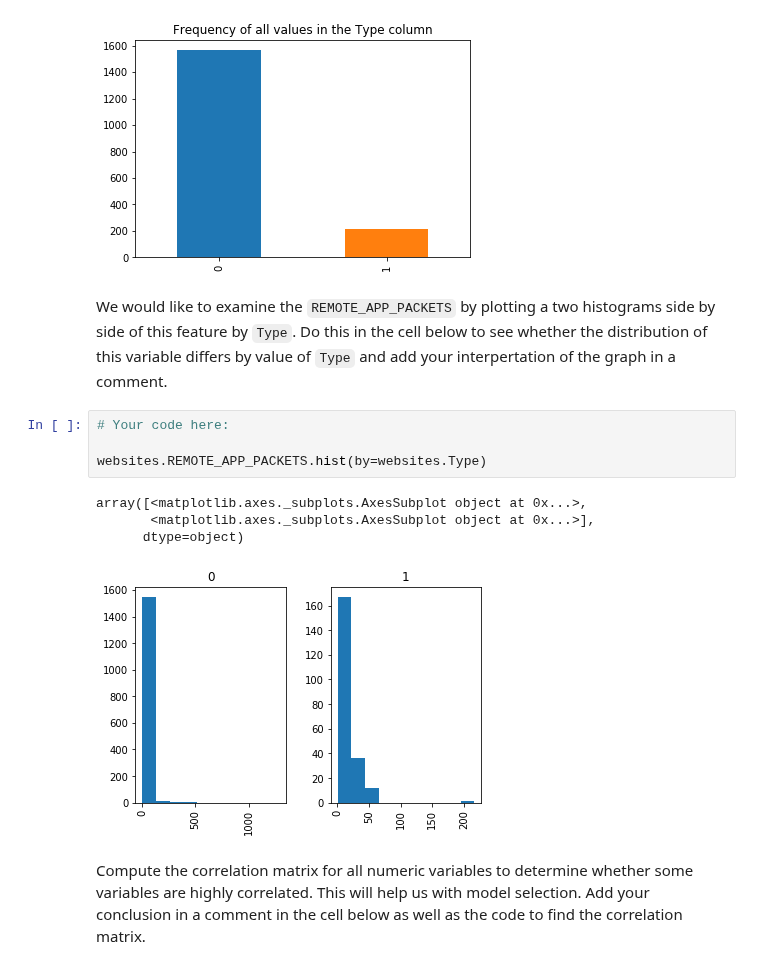
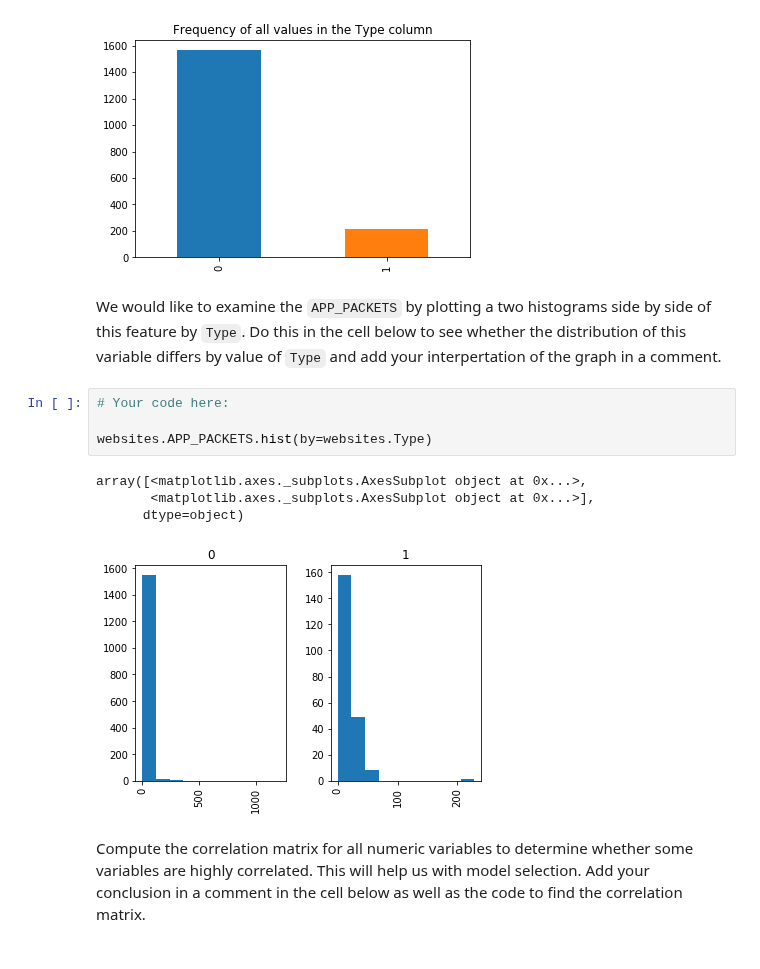
Before and after one commit to ironhack-labs/data-labs, a Jupyter notebook: module-3/lab-supervised-learning/your-code/main-solutions.ipynb, the cells around one changed output. Cells and saved outputs as stored; diff of their text form.

```diff
--- a/module-3/lab-supervised-learning/your-code/main-solutions.ipynb
+++ b/module-3/lab-supervised-learning/your-code/main-solutions.ipynb
@@ -68,16 +68,16 @@ websites.Type.value_counts().plot.bar(title = "Frequency of all values in the Ty
 <matplotlib.axes._subplots.AxesSubplot at 0x...>
 [figure]
 # %% [markdown]
-We would like to examine the `REMOTE_APP_PACKETS` by plotting a two histograms side by side of this feature by `Type`. Do this in the cell below to see whether the distribution of this variable differs by value of `Type` and add your interpertation of the graph in a comment.
+We would like to examine the `APP_PACKETS` by plotting a two histograms side by side of this feature by `Type`. Do this in the cell below to see whether the distribution of this variable differs by value of `Type` and add your interpertation of the graph in a comment.
 # %%
 # Your code here:
 
-websites.REMOTE_APP_PACKETS.hist(by=websites.Type)
+websites.APP_PACKETS.hist(by=websites.Type)
 # %% [output]
 array([<matplotlib.axes._subplots.AxesSubplot object at 0x...>,
        <matplotlib.axes._subplots.AxesSubplot object at 0x...>],
       dtype=object)
-[figure, old version]
+[figure, new version]
 # %% [markdown]
 Compute the correlation matrix for all numeric variables to determine whether some variables are highly correlated. This will help us with model selection. Add your conclusion in a comment in the cell below as well as the code to find the correlation matrix.
 # %%
```
Also changed, not shown: parts of 1 cell of this notebook.
